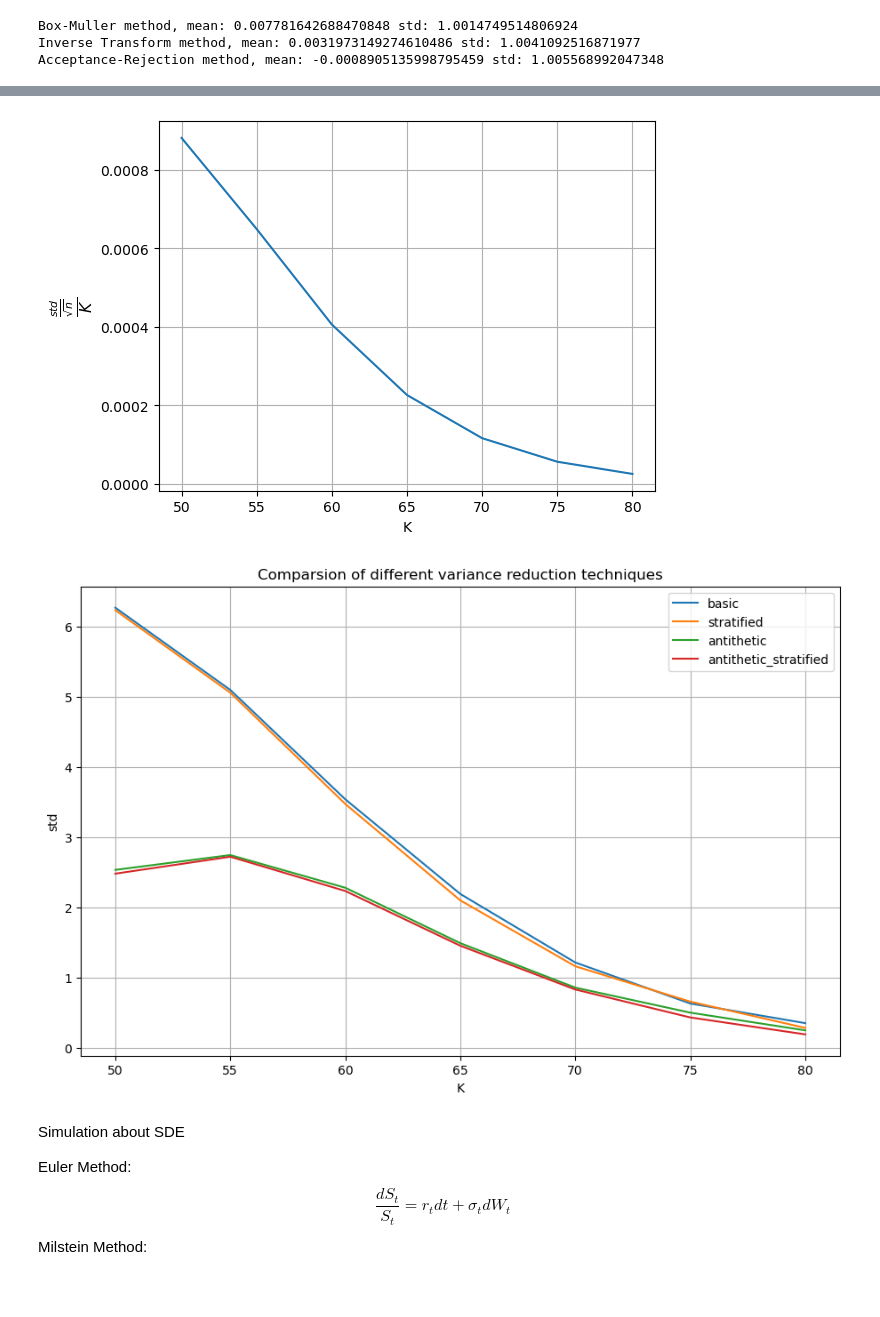
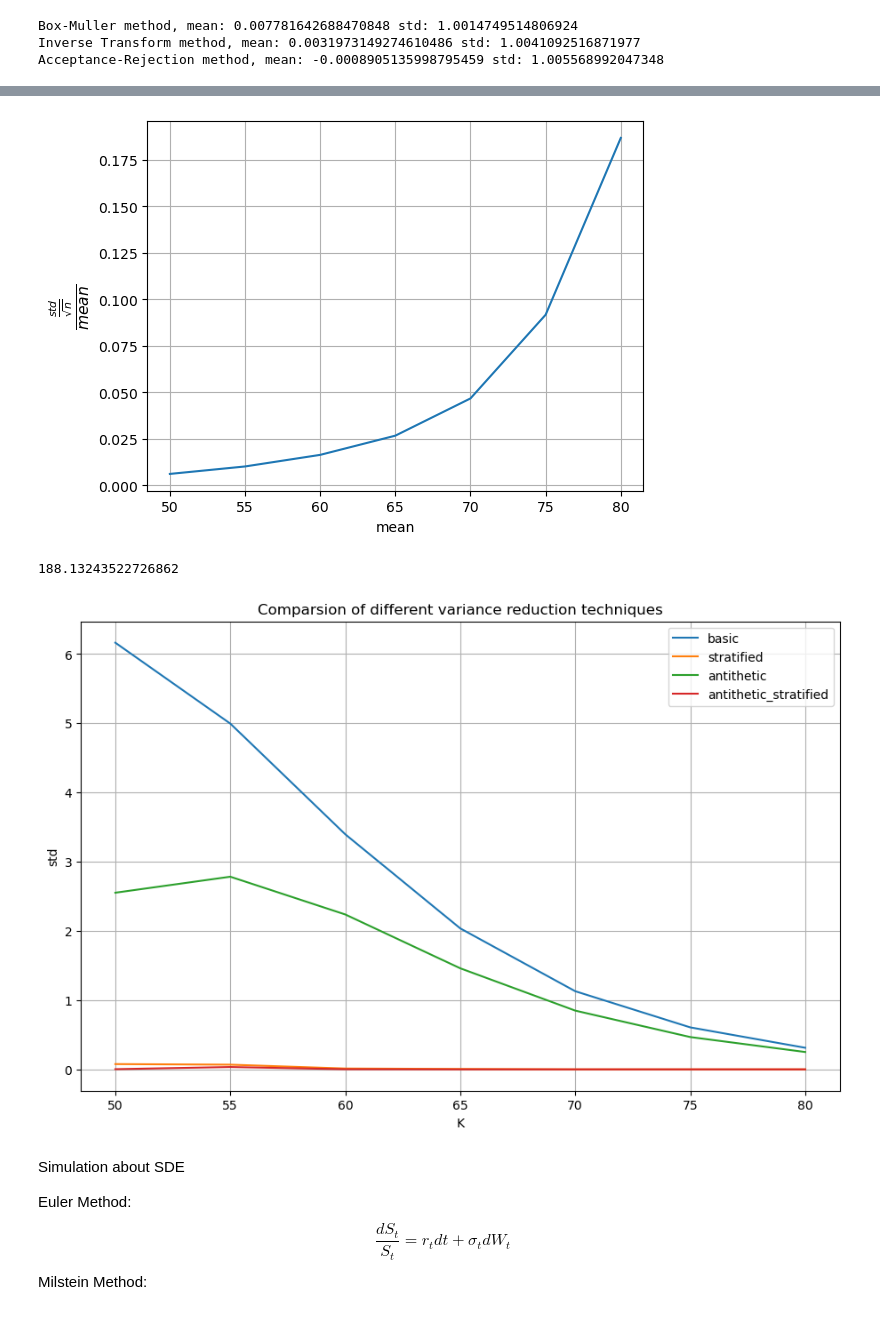
Before and after one commit to TonyWang23/Simulation_Quant_Finance, a Jupyter notebook: simulation_quant_finance.ipynb, the cells around one changed output, grey strips where cells are left out. Saved outputs shown, nothing was run; the diff lists cells and outputs as text; code cells hidden in the pictures.

```diff
--- a/simulation_quant_finance.ipynb
+++ b/simulation_quant_finance.ipynb
@@ -99,13 +110,13 @@ cov_matrix=np.array([[1,0.3,-0.2,0.4],[0.3,1,-0.3,0.1],[-0.2,-0.3,1,0.5],[0.4,0.
 K_list=[50+i*5 for i in range(7)]
 H_list=[sde.OptionPricingResultGBM(r,sigma_list,S0_list,T,n,cov_matrix,K) for K in K_list]
 # %%
-plt.plot(K_list,[np.std(H)*n**-0.5/K_list[i] for i,H in enumerate(H_list)])
+plt.plot(K_list,[np.std(H,ddof=1)*n**-0.5/np.mean(H) for H in H_list])
 plt.grid()
-plt.xlabel("K")
-plt.ylabel(r"$\frac{\frac{std}{\sqrt{n}}}{K} $", fontsize=16)
+plt.xlabel("mean")
+plt.ylabel(r"$\frac{\frac{std}{\sqrt{n}}}{mean} $", fontsize=16)
 plt.show()
 # %% [output]
-[figure, old version]
+[figure, new version]
 # %%
 #Apply the antithetic variate method and compare
 r=0.02
@@ -121,12 +132,18 @@ H_list_basic=Parallel(n_jobs=-1)(delayed(sde.OptionPricingResultGBM)(r,sigma_lis
 H_list_stratified=Parallel(n_jobs=-1)(delayed(sde.OptionPricingResultGBM_stratified)(r,sigma_list,S0_list,T,n,cov_matrix,K) for K in K_list)
 H_list_antithetic=Parallel(n_jobs=-1)(delayed(sde.OptionPricingResultGBM_antithetic)(r,sigma_list,S0_list,T,n,cov_matrix,K) for K in K_list)
 H_list_antithetic_stratified=Parallel(n_jobs=-1)(delayed(sde.OptionPricingResultGBM_antithetic_stratified)(r,sigma_list,S0_list,T,n,cov_matrix,K) for K in K_list)
+# %%
+np.sum(H_list_stratified[0][1])
+# %% [output]
+188.13243522726862
 # %%
+#the way to calculate the variance of stratified sampling estimate is different
+#H[1] is the sub-variance of ervery group, H[3] is the number of samples in the groups
 fig,ax=plt.subplots(1,1,figsize=(9, 6),dpi=100,constrained_layout=True)
 ax.plot(K_list,[np.std(H) for H in H_list_basic],label="basic")
-ax.plot(K_list,[np.std(H) for H in H_list_stratified],label="stratified")
+ax.plot(K_list,[ (np.sum(H[1])/H[3])**0.5/10 for H in H_list_stratified],label="stratified")
 ax.plot(K_list,[np.std(H) for H in H_list_antithetic],label="antithetic")
-ax.plot(K_list,[np.std(H) for H in H_list_antithetic_stratified],label="antithetic_stratified")
+ax.plot(K_list,[ (np.sum(H[1])/H[3])**0.5/10 for H in H_list_antithetic_stratified],label="antithetic_stratified")
 ax.legend()
 ax.set_xlabel("K")
 ax.set_ylabel("std")
@@ -134,7 +151,7 @@ ax.set_title("Comparsion of different variance reduction techniques")
 ax.grid()
 plt.show()
 # %% [output]
-[figure, old version]
+[figure, new version]
 # %% [markdown]
 Simulation about SDE
 
```
Also changed, not shown: parts of 4 cells of this notebook, 2 other files.
